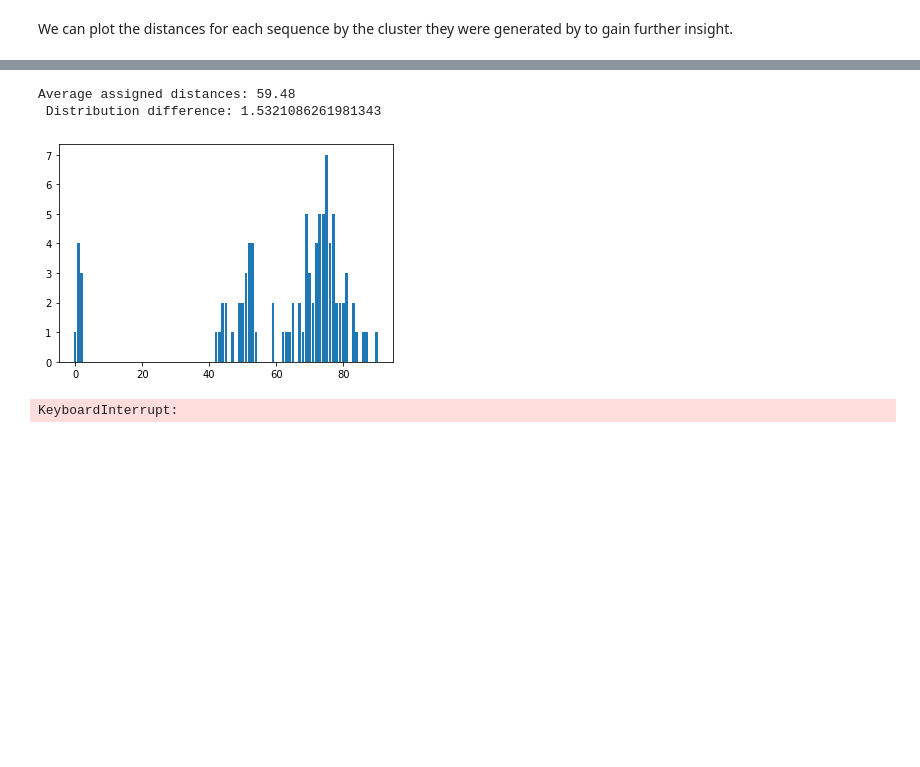
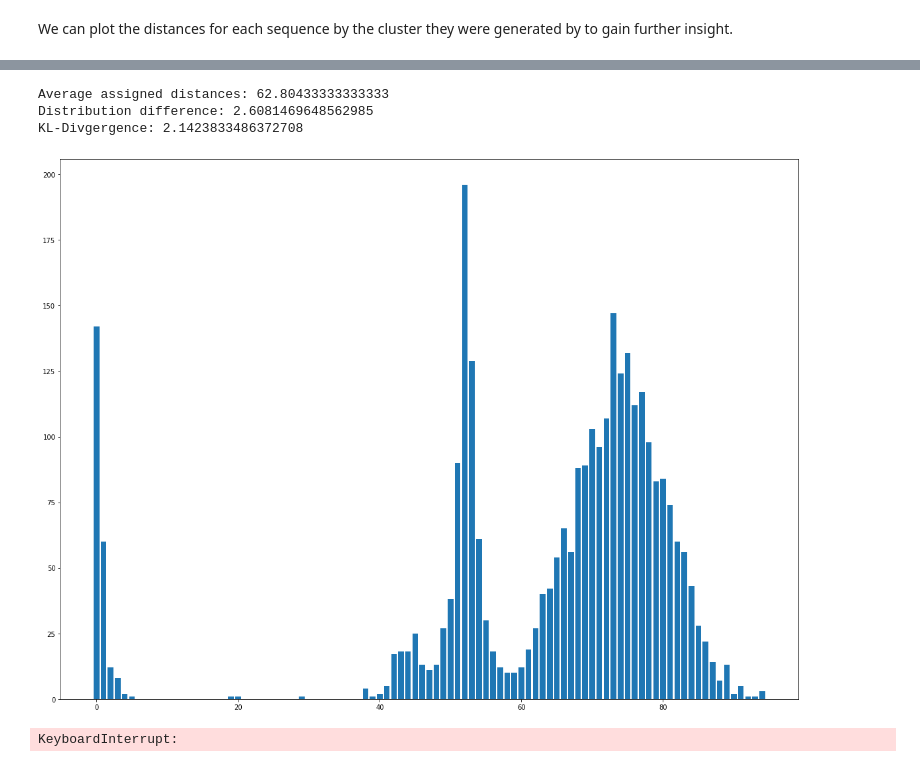
Before and after one commit to manuelgloeckler/sequence_bioinfo, a Jupyter notebook: project/Gentype Evaluation.ipynb, the cells around one changed output, grey strips where cells are left out. Drawn from its saved outputs; the diff is of its cells as text; code cells hidden in the pictures; blank space fills up the shorter version.

```diff
--- a/project/Gentype Evaluation.ipynb
+++ b/project/Gentype Evaluation.ipynb
@@ -236,26 +250,58 @@ KL_div(null_model, models[0].theta[0])
 # %%
 null_samples = []
-for i in range(100):
+for i in range(number_of_samples):
     s = np.zeros(438)
     variants =  np.random.choice(range(438), p= null_model, size = int(np.random.choice(unique_elements, p =counts_elements)), replace=False)
     for var in variants:
         s[var] = 1
     null_samples.append(s)
-# %%
-assigned_distance, distribution_difference = get_distances(null_samples, inference_matrix_test)
-print("Average assigned distances: {}\n Distribution difference: {}".format(sum(assigned_distance.values())/len(samples), distribution_difference))
-from collections import Counter
-c = Counter(assigned_distance.values())
-plt.bar(c.keys(), c.values())
-plt.show()
-# %% [output]
-Average assigned distances: 59.48
- Distribution difference: 1.5321086261981343
-[figure, removed]
-# %%
-training_assigned_distance, training_distribution_difference = get_distances(inference_matrix_training, inference_matrix_test)
-%store training_avg_assigned_distance
-%store training_distribution_difference
-sum(training_assigned_distance.values())/len(samples), training_distribution_difference
-# %% [output]
-KeyboardInterrupt:
+# %%
+assigned_distance, distributions = get_distances(null_samples, inference_matrix_test)
+distances_multiples = []
+sum_distances = 0
+for sample in null_samples:
+    distances_multiples.append(assigned_distance[tuple(sample)])
+avg_distances = sum(distances_multiples)/len(null_samples)
+
+test_probabilites = []
+generated_probabilites = []
+test_set = [tuple(individual) for individual in inference_matrix_test]
+for individual in set(test_set):
+    test_quota, generated_quota = distributions[individual]
+    test_probabilites.append(test_quota)
+    generated_probabilites.append(generated_quota)
+    distribution_difference += np.absolute(test_quota - generated_quota)
+
+
+print("Average assigned distances: {}\nDistribution difference: {}\nKL-Divgergence: {}".format(avg_distances, distribution_difference, KL_div(generated_probabilites, test_probabilites)))
+from collections import Counter
+c = Counter(distances_multiples)
+fig, ax = plt.subplots(figsize=(20,15))
+ax.bar(c.keys(), c.values())
+plt.show()
+# %% [output]
+Average assigned distances: 62.80433333333333
+Distribution difference: 2.6081469648562985
+KL-Divgergence: 2.1423833486372708
+[figure, added]
+# %%
+assigned_distance, distributions = get_distances(inference_matrix_training, inference_matrix_test)
+sum_distances = 0
+for sample in inference_matrix_training:
+    sum_distances += assigned_distance[tuple(sample)]
+avg_distances = sum_distances/len(samples)
+
+distribution_difference = 0
+test_probabilites = []
+generated_probabilites = []
+test_set = [tuple(individual) for individual in inference_matrix_test]
+for individual in set(test_set):
+    test_quota, generated_quota = distributions[individual]
+    test_probabilites.append(test_quota)
+    generated_probabilites.append(generated_quota)
+    distribution_difference += np.absolute(test_quota - generated_quota)
+
+
+print("Average assigned distances: {}\nDistribution difference: {}\nKL-Divgergence: {}".format(avg_distances, distribution_difference, KL_div(generated_probabilites, test_probabilites)))
+# %% [output]
+KeyboardInterrupt:
```
Also changed, not shown: parts of 15 cells of this notebook, 3 other files.
